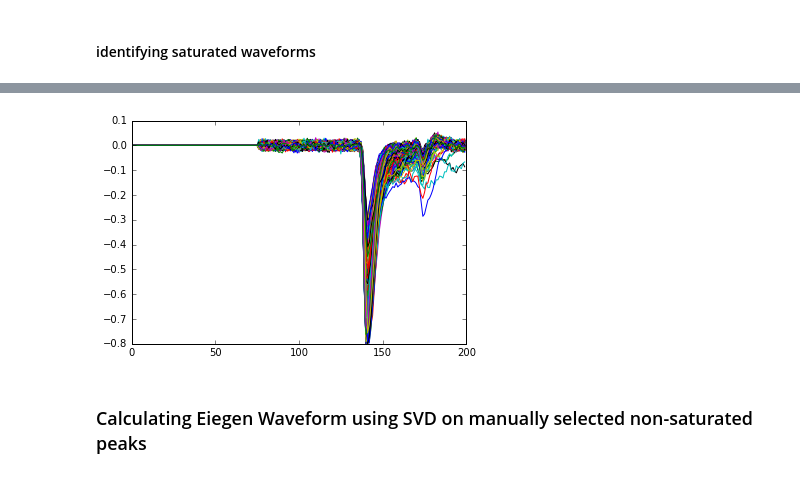
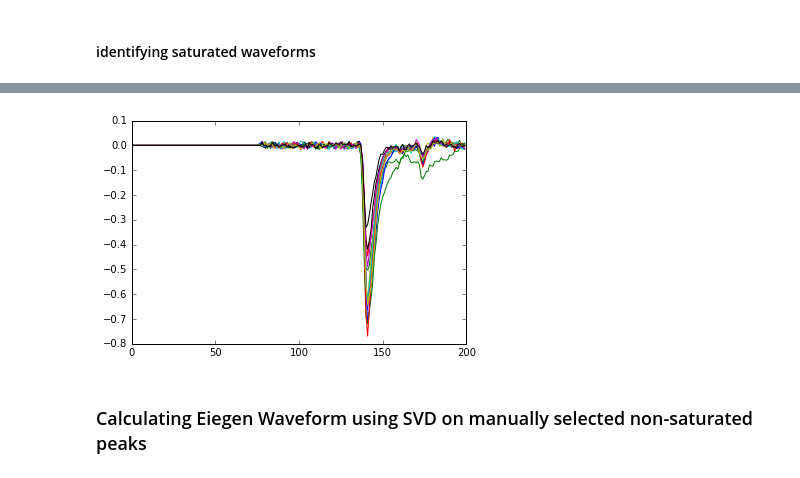
Before and after one commit to sioan/sxd_analysis_methods, a Jupyter notebook: waveform_analysis/saturated_reconstruction.ipynb, the cells around one changed output, grey strips where cells are left out. Cells and saved outputs as stored; diff of their text form; code cells hidden in the pictures.

```diff
--- a/waveform_analysis/saturated_reconstruction.ipynb
+++ b/waveform_analysis/saturated_reconstruction.ipynb
@@ -121,9 +121,9 @@ sum(non_saturated_pulses)
 # %%
-for i in ch1_waves[non_saturated_pulses]:
+for i in ch1_waves[non_saturated_pulses[:100]]:
     plot(i)
 show()
 # %% [output]
-[figure, old version]
+[figure, new version]
 # %% [markdown]
 ### Calculating Eiegen Waveform using SVD on manually selected non-saturated peaks
 # %%
```
Also changed, not shown: parts of 8 cells of this notebook.
